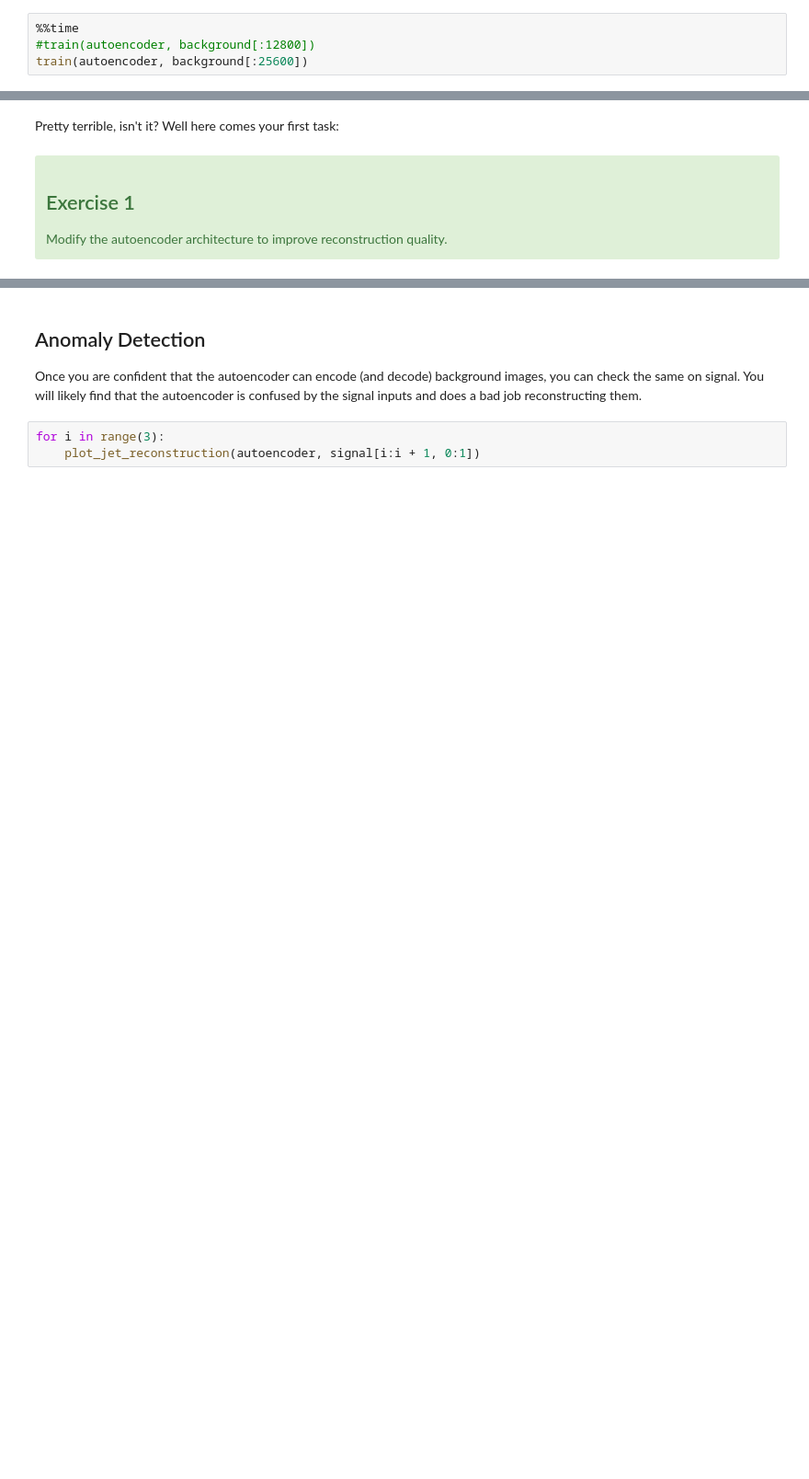
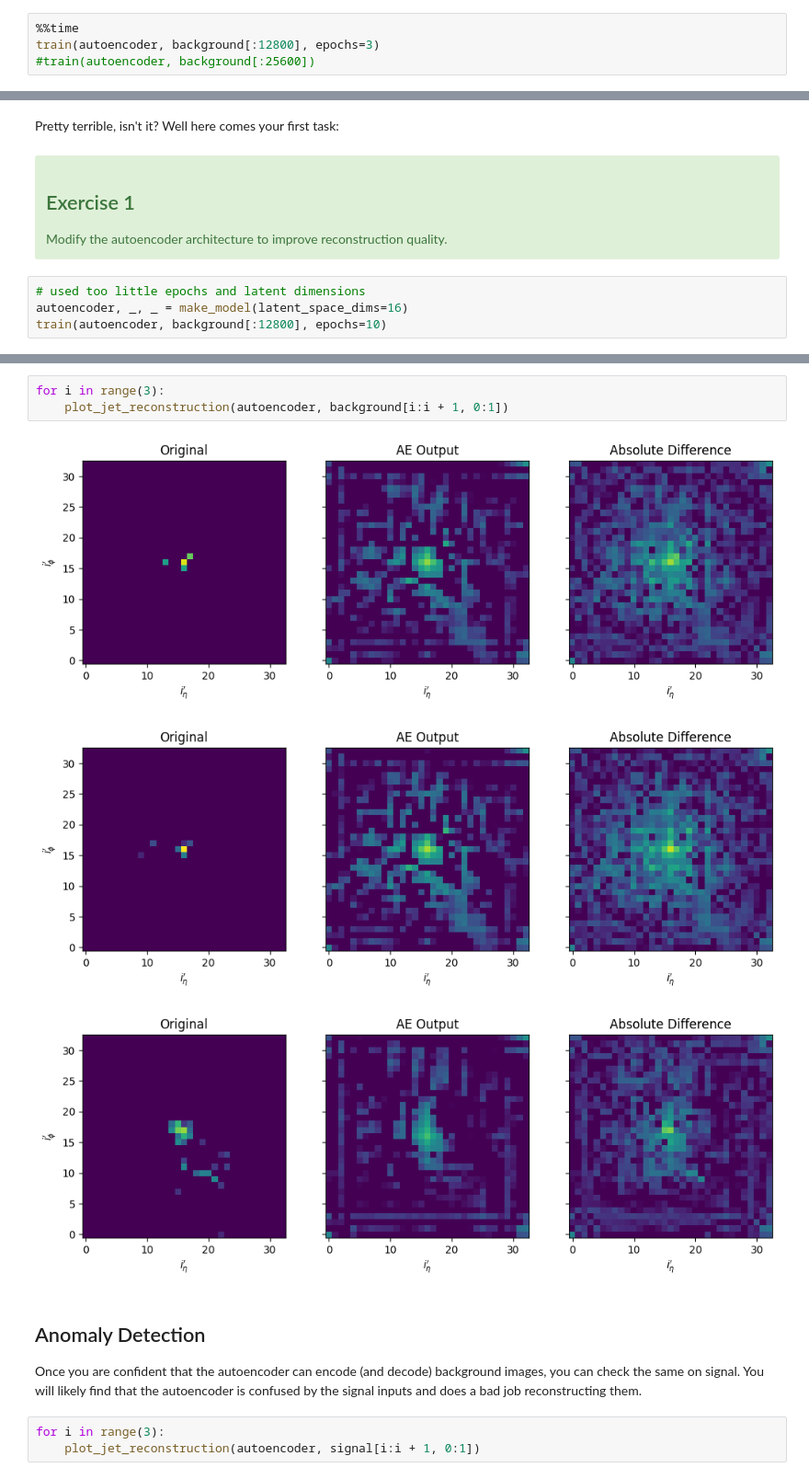
Before and after one commit to KohlensaeureJunk/DataAnalysiswithML, a Jupyter notebook: anomaly_exercise/exercise_anomaly_detection.ipynb, the cells around one changed output, grey strips where cells are left out. Shown at 92% size. Cells and saved outputs as stored; diff of their text form; blank space fills up the shorter version.

```diff
--- a/anomaly_exercise/exercise_anomaly_detection.ipynb
+++ b/anomaly_exercise/exercise_anomaly_detection.ipynb
@@ -614,5 +651,5 @@ def train(autoencoder, data, *, lr=1e-3, epochs=30, batch_size=128):
 We start by training on background jets only, using a small subset of the data for speed (the impact on the performance is minimal). Usually, autoencoder training is not sensitive to a small fraction of signal being injected (fear not, we'll check that in a moment).
 # %%
 %%time
-#train(autoencoder, background[:12800])
-train(autoencoder, background[:25600])
+train(autoencoder, background[:12800], epochs=3)
+#train(autoencoder, background[:25600])
@@ -656,3 +703,7 @@ Pretty terrible, isn't it? Well here comes your first task:
     <h2>Exercise 1</h2>
     Modify the autoencoder architecture to improve reconstruction quality.
 </div>
+# %%
+# used too little epochs and latent dimensions
+autoencoder, _, _ = make_model(latent_space_dims=16)
+train(autoencoder, background[:12800], epochs=10)
@@ -659,3 +721,10 @@ Pretty terrible, isn't it? Well here comes your first task:
+# %%
+for i in range(3):
+    plot_jet_reconstruction(autoencoder, background[i:i + 1, 0:1])
+# %% [output]
+[figure, added]
+[figure, added]
+[figure, added]
 # %% [markdown]
 ## Anomaly Detection
 
```
Also changed, not shown: parts of 12 cells of this notebook, 2 other files.
